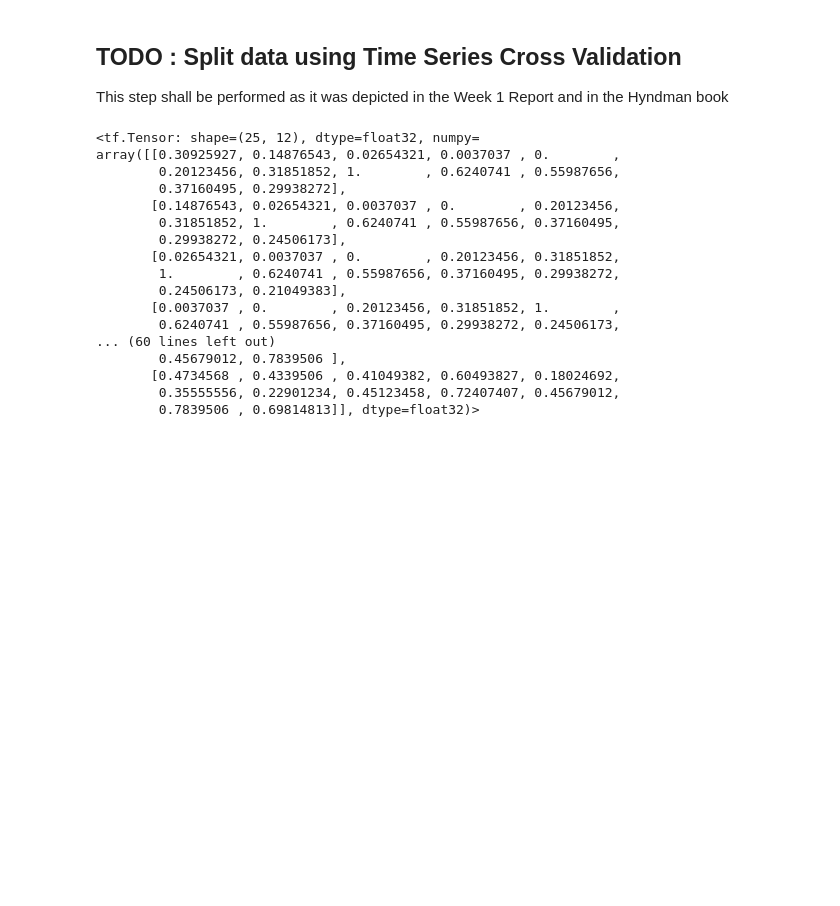
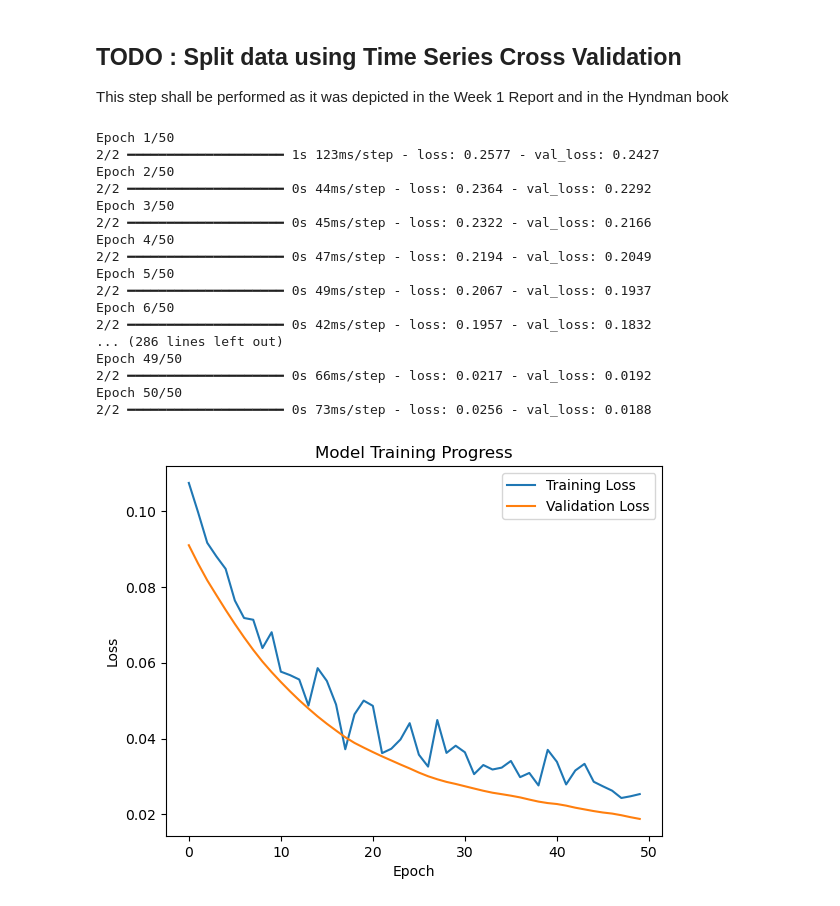
Before and after one commit to alanklin/AA-Capstone, a Jupyter notebook: Code/Notebooks/week6_neural_network.ipynb, the cells around one changed output. Drawn from its saved outputs; the diff is of its cells as text; code cells hidden in the pictures; blank space fills up the shorter version.

```diff
--- a/Code/Notebooks/week6_neural_network.ipynb
+++ b/Code/Notebooks/week6_neural_network.ipynb
@@ -61,5 +61,5 @@ def validation_split(data, train_size = 12, validation_size = 12):
 
     return train_input, validation_input
 # %%
-input_size = 12
+input_size = 24
 train_data, val_data = validation_split(sector_train_scaled, train_size=input_size)
@@ -71,6 +73,10 @@ test_data = pd.read_csv(sector_data_csv_path_test_pivoted, index_col='Area of Re
 def mean_absolute_percentage_error(y_true, y_pred):
     return np.abs((y_true - y_pred) / y_true) * 100
 # %%
+sector_MAPEs = pd.DataFrame(index=test_data.index, columns=test_data.columns)
+sector_predictions = pd.DataFrame(index=test_data.index, columns=test_data.columns)
+
+
 for index in sector_train_scaled.index:
 
     index_integer = sector_train_scaled.index.get_loc(index)
@@ -84,39 +90,52 @@ for index in sector_train_scaled.index:
     val_data_np = np.array(train_data[index_integer][:split_index])
     val_data_y_np = np.array(val_data[index_integer][:split_index])
 
-
     # Reshape the data to fit the model's input requirements
     # Assuming the model expects input shape (batch_size, input_size)
     train_data_np = train_data_np.reshape(-1, input_size)
-    train_data_y_np = train_data_y_np.reshape(-1, input_size)
+    train_data_y_np = train_data_y_np.reshape(-1, 12)
 
     val_data_np = val_data_np.reshape(-1, input_size)
-    val_data_y_np = val_data_y_np.reshape(-1, input_size)
+    val_data_y_np = val_data_y_np.reshape(-1, 12)
 
     # Convert numpy arrays to tensors
     train_data_tensor = tf.convert_to_tensor(train_data_np, dtype=tf.float32)
     train_data_y_tensor = tf.convert_to_tensor(train_data_y_np , dtype=tf.float32)
     val_data_tensor = tf.convert_to_tensor(val_data_np, dtype=tf.float32)
-    val_data_y_tensor = tf.convert_to_tensor(val_data_np, dtype=tf.float32)
+    val_data_y_tensor = tf.convert_to_tensor(val_data_y_np, dtype=tf.float32)
 
     optimizer = Adam(learning_rate=0.0001)
 
-    # Define the neural network model
+ #   # Define the neural network model
+ #   nn_model = Sequential()
+ #   nn_model.add(InputLayer(shape=(input_size,)))
+ #   nn_model.add(Dense(units=24))
+ #   nn_model.add(Dropout(0.3))
+ #   nn_model.add(Dense(units=512, activation='relu'))
+ #   nn_model.add(Dropout(0.3))
+ #   nn_model.add(Dense(units=256, activation='relu'))
+ #   nn_model.add(Dropout(0.3))
+ #   nn_model.add(Dense(units=128, activation='relu'))
+ #   nn_model.add(Dense(units=12, activation='linear'))
+#
+ #   nn_model.compile(optimizer=optimizer, loss='mean_squared_error')
+
+    # Train the model
     nn_model = Sequential()
     nn_model.add(InputLayer(shape=(input_size,)))
-    nn_model.add(Dense(units=input_size))
+    nn_model.add(Dense(units=24))
     nn_model.add(Dropout(0.3))
     nn_model.add(Dense(units=512, activation='relu'))
     nn_model.add(Dropout(0.3))
     nn_model.add(Dense(units=256, activation='relu'))
     nn_model.add(Dropout(0.3))
     nn_model.add(Dense(units=128, activation='relu'))
-    nn_model.add(Dense(units=input_size))
+    nn_model.add(Dense(units=12, activation='linear'))  # Adjust the output layer to match the target shape
 
     nn_model.compile(optimizer=optimizer, loss='mean_squared_error')
 
     # Train the model
-    train_progress = nn_model.fit(train_data_tensor, train_data_y_tensor, epochs=50, batch_size=8, validation_data=(val_data_tensor, val_data_y_tensor))
+    train_progress = nn_model.fit(train_data_tensor, train_data_y_tensor, epochs=50, batch_size=12, validation_data=(val_data_tensor, val_data_y_tensor))
 
     if index == 'Big Bend Sector':
         # Plot the training loss
@@ -131,47 +150,54 @@ for index in sector_train_scaled.index:
     test_input = np.array(sector_train_scaled.iloc[index_integer][-input_size:]).reshape(-1, input_size)
 
     test_input_tensor = tf.convert_to_tensor(test_input, dtype=tf.float32)
 
     predictions = nn_model.predict(test_input_tensor)
 
     current_sector_train = sector_train.loc[index]
     current_sector_actual = test_data.loc[index]
     predictions = scalers[index].inverse_transform(predictions)
 
     # Plot the current_sector_train data
     if index == 'Big Bend Sector':
         plt.plot(current_sector_train.values, label=index)
 
         # Plot the predictions data
         plt.plot(range(len(current_sector_train), len(current_sector_train) + len(predictions.flatten())), predictions.flatten(), label='Predictions', linestyle='--')
 
         # Plot the predictions data
         plt.plot(range(len(current_sector_train), len(current_sector_train) + len(predictions.flatten())), current_sector_actual.values, label='Actual')
 
         # Set the x-values as dates from the train and test sequences
         dates = list(sector_train.columns) + list(test_data.columns)
 
         plt.title('Current Sector Train, Validation Sets, and Predictions')
         plt.xlabel('Time')
         plt.ylabel('Encounters')
         plt.xticks(ticks=range(0, len(dates), 6), labels=dates[::6], rotation=45)
         plt.legend()
         plt.show()
+
+    # Calculate MAPE for each time step
+    mape_by_time_step = mean_absolute_percentage_error(current_sector_actual.values, predictions.flatten())
+
+    sector_MAPEs.loc[index] = mape_by_time_step
+    sector_predictions.loc[index] = predictions
 # %% [output]
-<tf.Tensor: shape=(25, 12), dtype=float32, numpy=
-array([[0.30925927, 0.14876543, 0.02654321, 0.0037037 , 0.        ,
-        0.20123456, 0.31851852, 1.        , 0.6240741 , 0.55987656,
-        0.37160495, 0.29938272],
-       [0.14876543, 0.02654321, 0.0037037 , 0.        , 0.20123456,
-        0.31851852, 1.        , 0.6240741 , 0.55987656, 0.37160495,
-        0.29938272, 0.24506173],
-       [0.02654321, 0.0037037 , 0.        , 0.20123456, 0.31851852,
-        1.        , 0.6240741 , 0.55987656, 0.37160495, 0.29938272,
-        0.24506173, 0.21049383],
-       [0.0037037 , 0.        , 0.20123456, 0.31851852, 1.        ,
-        0.6240741 , 0.55987656, 0.37160495, 0.29938272, 0.24506173,
-... (60 lines left out)
-        0.45679012, 0.7839506 ],
-       [0.4734568 , 0.4339506 , 0.41049382, 0.60493827, 0.18024692,
-        0.35555556, 0.22901234, 0.45123458, 0.72407407, 0.45679012,
-        0.7839506 , 0.69814813]], dtype=float32)>
+Epoch 1/50
+2/2 ━━━━━━━━━━━━━━━━━━━━ 1s 123ms/step - loss: 0.2577 - val_loss: 0.2427
+Epoch 2/50
+2/2 ━━━━━━━━━━━━━━━━━━━━ 0s 44ms/step - loss: 0.2364 - val_loss: 0.2292
+Epoch 3/50
+2/2 ━━━━━━━━━━━━━━━━━━━━ 0s 45ms/step - loss: 0.2322 - val_loss: 0.2166
+Epoch 4/50
+2/2 ━━━━━━━━━━━━━━━━━━━━ 0s 47ms/step - loss: 0.2194 - val_loss: 0.2049
+Epoch 5/50
+2/2 ━━━━━━━━━━━━━━━━━━━━ 0s 49ms/step - loss: 0.2067 - val_loss: 0.1937
+Epoch 6/50
+2/2 ━━━━━━━━━━━━━━━━━━━━ 0s 42ms/step - loss: 0.1957 - val_loss: 0.1832
+... (286 lines left out)
+Epoch 49/50
+2/2 ━━━━━━━━━━━━━━━━━━━━ 0s 66ms/step - loss: 0.0217 - val_loss: 0.0192
+Epoch 50/50
+2/2 ━━━━━━━━━━━━━━━━━━━━ 0s 73ms/step - loss: 0.0256 - val_loss: 0.0188
+[figure, added]
```
Also changed, not shown: parts of 5 cells of this notebook.
